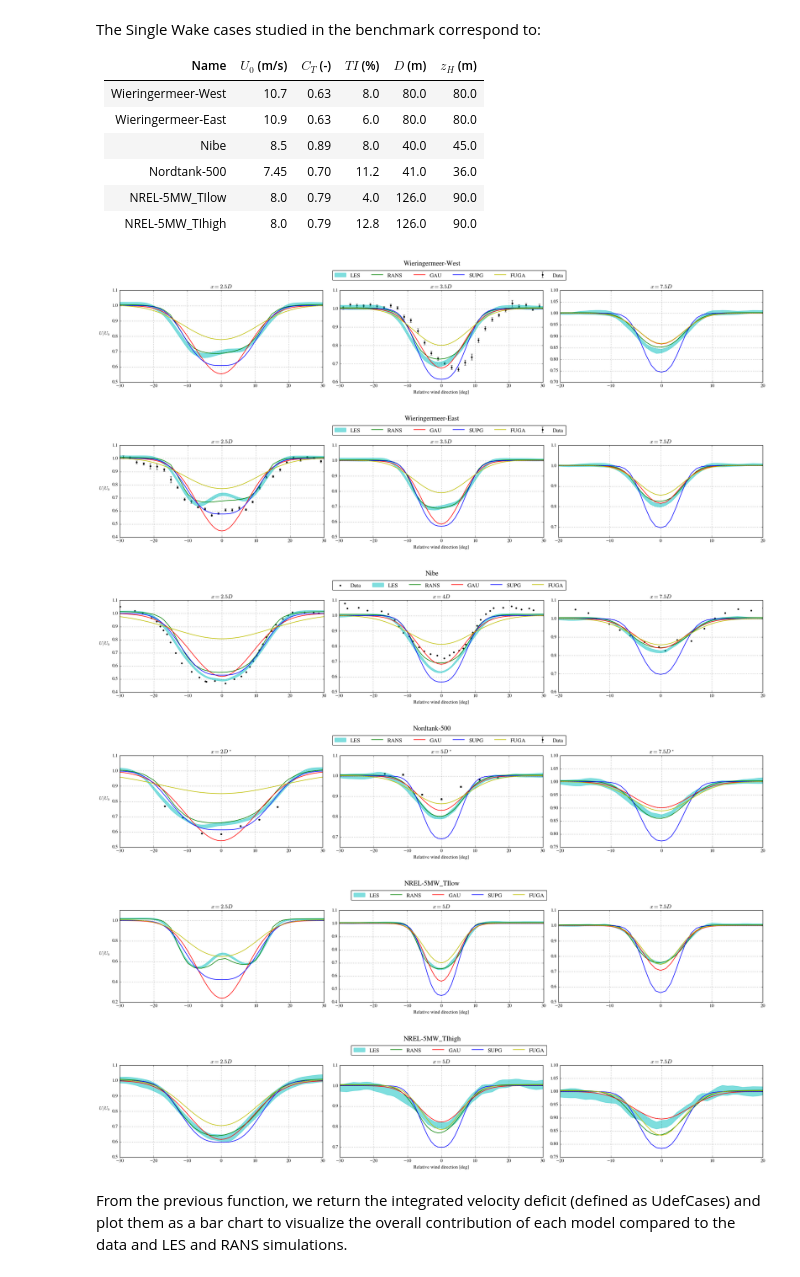
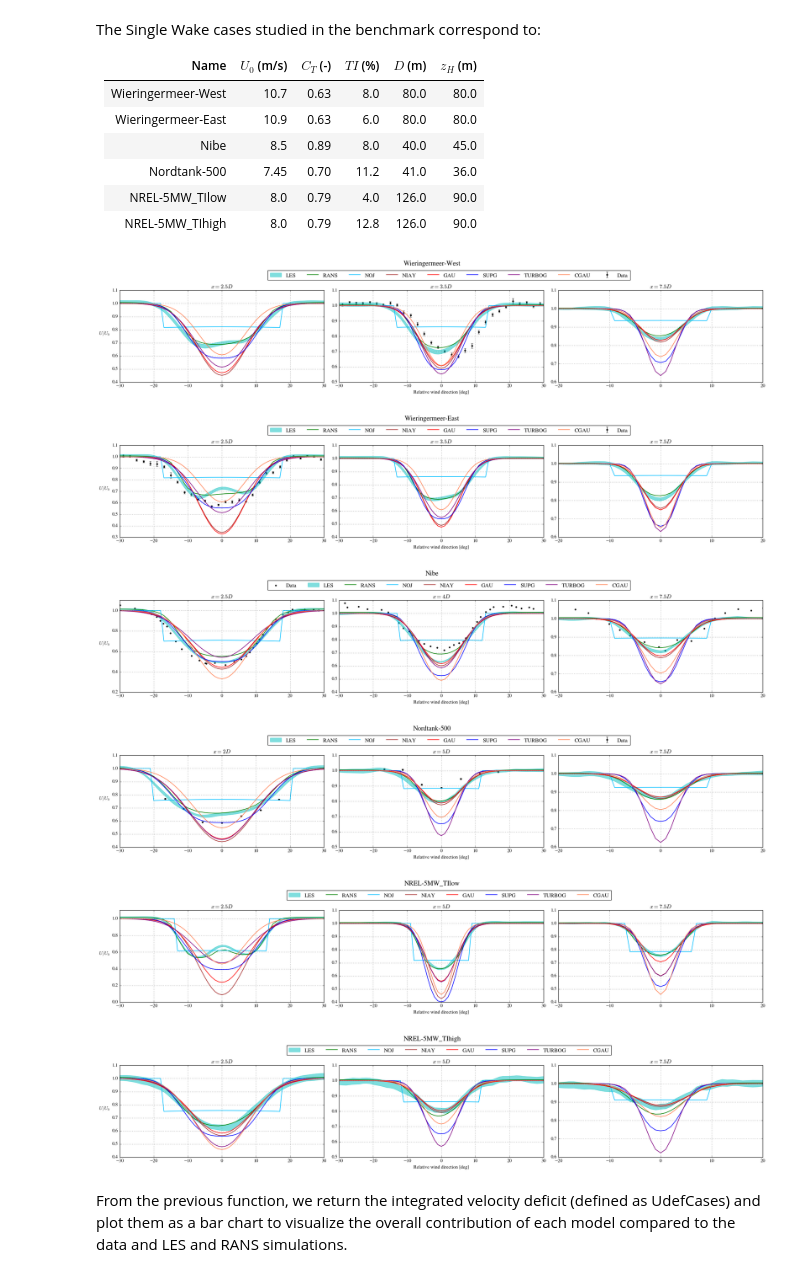
Before and after one commit to geoxiadis/smth, a Jupyter notebook: docs/notebooks/Benchmark_WindFarm_Models.ipynb, the cells around one changed output. Saved outputs shown, nothing was run; the diff lists cells and outputs as text; code cells hidden in the pictures.

```diff
--- a/docs/notebooks/Benchmark_WindFarm_Models.ipynb
+++ b/docs/notebooks/Benchmark_WindFarm_Models.ipynb
@@ -75,3 +63,15 @@ colors = ['r', 'b', 'y', 'm', 'orange', 'brown', 'purple', 'gold']   #add new co
+# %%
+wffms = {Jensen_1983: {'label': 'NOJ', 'color': 'deepskyblue'},
+         Niayifar_PorteAgel_2016: {'label': 'NIAY', 'color': 'brown'},
+         # Zong_PorteAgel_2020:{'label':'ZONG', 'color':'lime'},
+         Bastankhah_PorteAgel_2014: {'label': 'GAU', 'color': 'r'},
+         # Ott_Nielsen_2014:{'label':'FUGA', 'color':'y'},
+         Blondel_Cathelain_2020: {'label': 'SUPG', 'color': 'b'},
+         Nygaard_2022: {'label': 'TURBOG', 'color': 'purple'},
+         CumulativeWake: {'label': 'CGAU', 'color': 'coral'}
+         }
+cLES = 'c'
+cRANS = 'g'
 # %% [markdown]
 ## Single Wake Cases
 ---
@@ -100,36 +119,14 @@ path_nrellowTI =  lut_path + '/NREL5MW_LowTI/LUTs_Zeta0=0.00e+00_8_32_D126_zhub9
-# %%
-# Defining the dictionary containing all of the cases and their setup
-
-SingleWakeCases = [
-    {'name': 'Wieringermeer-West', 'U0': 10.7, 'CT': 0.63, 'TItot': 0.08, 'D': 80.0,
-        'zH': 80.0, 'xDown': np.array([2.5, 3.5, 7.5]), 'location': 'onshore',
-        'fugaPath': path_wieringermeer_west},
-    {'name': 'Wieringermeer-East', 'U0': 10.9, 'CT': 0.63, 'TItot': 0.06, 'D': 80.0,
-        'zH': 80.0, 'xDown': np.array([2.5, 3.5, 7.5]), 'location': 'onshore',
-        'fugaPath': path_wieringermeer_east},
-    {'name': 'Nibe', 'U0': 8.5, 'CT': 0.89, 'TItot': 0.08, 'D': 40.0,
-        'zH': 45.0, 'xDown': np.array([2.5, 4, 7.5]), 'location': 'onshore',
-        'fugaPath': path_nibe},
-    {'name': 'Nordtank-500', 'U0': 7.45, 'CT': 0.70, 'TItot': 0.112, 'D': 41.0,
-        'zH': 36.0, 'xDown': np.array([2, 5, 7.5]), 'location': 'onshore',
-        'fugaPath': path_nordtank},
-    {'name': 'NREL-5MW_TIlow', 'U0': 8.0, 'CT': 0.79, 'TItot': 0.04, 'D': 126.0,
-        'zH': 90.0, 'xDown': np.array([2.5, 5, 7.5]), 'location': 'offshore',
-        'fugaPath': path_nrellowTI},
-    {'name': 'NREL-5MW_TIhigh', 'U0': 8.0, 'CT': 0.79, 'TItot': 0.128, 'D': 126.0,
-        'zH': 90.0, 'xDown': np.array([2.5, 5, 7.5]), 'location': 'onshore',
-        'fugaPath': path_nrelhighTI}
-]
 # %%
-# Calling the function to make the plots
-UdefCases = deficitPlotSingleWakeCases(SingleWakeCases, wffm_list, wm_labels, linewidth, cLES, cRANS, colors)
+from py_wake.validation.benchmark.single_wake_plot_func import deficitPlotSingleWakeCases, barPlotSingleWakeCases
+
+UdefCases = deficitPlotSingleWakeCases(SingleWakeCases, wffms, cLES, cRANS)
 # %% [output]
-[figure, old version]
+[figure, new version]
-[figure, old version]
+[figure, new version]
-[figure, old version]
+[figure, new version]
-[figure, old version]
+[figure, new version]
-[figure, old version]
+[figure, new version]
-[figure, old version]
+[figure, new version]
 # %% [markdown]
 From the previous function, we return the integrated velocity deficit (defined as UdefCases) and plot them as a bar chart to visualize the overall contribution of each model compared to the data and LES and RANS simulations.
 # %%
```
Also changed, not shown: parts of 20 cells of this notebook, 6 other files.
